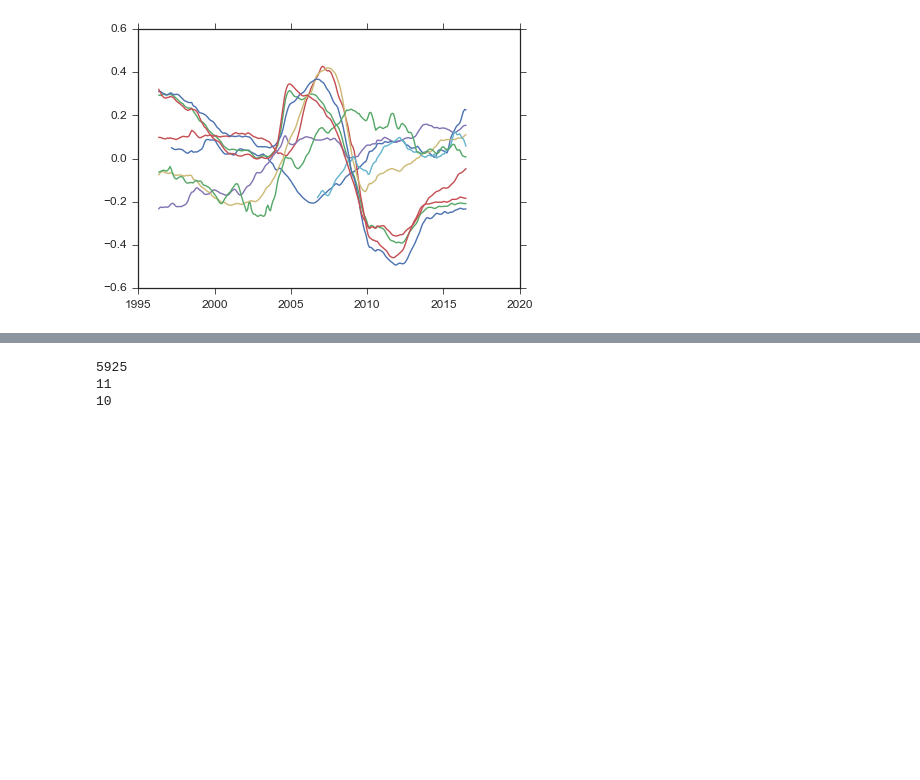
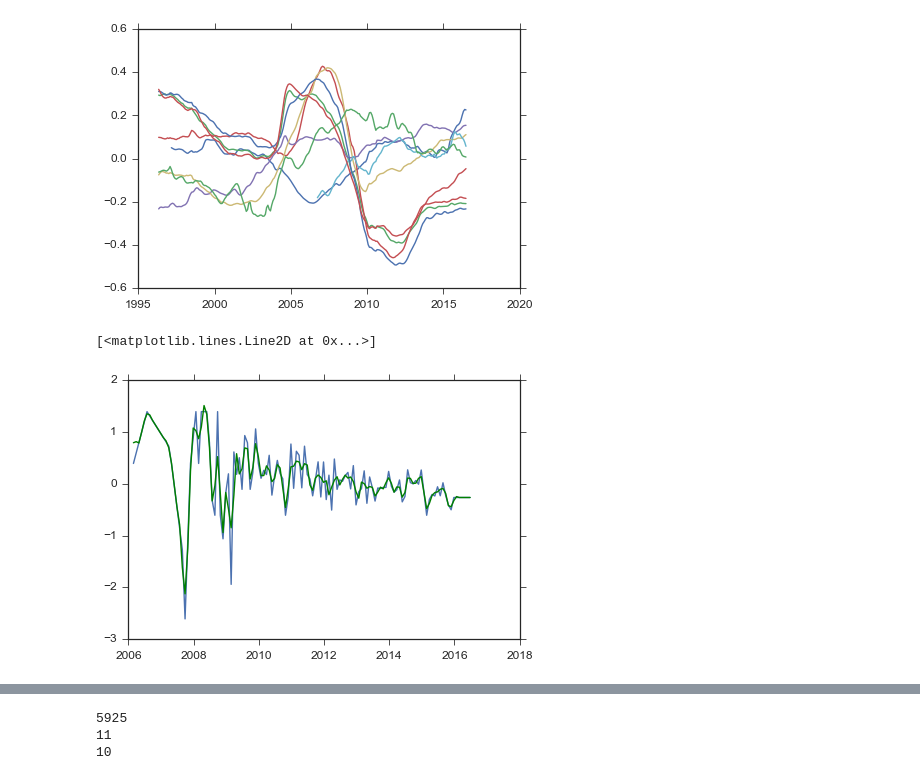
Before and after one commit to zihaoxu/jac_project, a Jupyter notebook: yelp_zillow.ipynb, the cells around one changed output, grey strips where cells are left out. Drawn from its saved outputs; the diff is of its cells as text; code cells hidden in the pictures; blank space fills up the shorter version.

Commit message:
implement zihao's henderson filter

```diff
--- a/yelp_zillow.ipynb
+++ b/yelp_zillow.ipynb
@@ -653,5 +653,45 @@ for i in range(1,10):
     plt.plot(zhvi['time'], zhvi[zhvi.columns[i]] - 1.0)
 # %% [output]
 [figure]
+# %%
+def HendersonFilter(df, y):
+
+    df.index = range(len(df)) #reindex dataframe
+
+    w = defaultdict(lambda : [-0.07343, 0.29371, 0.55944, 0.29371, -0.07343]) #initialize all middle weights
+
+    #Henderson Filter Weights
+    w[1] = (0, 0, 0.76467, 0.36713, -0.13181) # starting point
+    w[2] = (0, 0.22776, 0.52522, 0.29121,-0.04419) # second point
+    w[len(df) - 2] = (-0.04419, 0.29121, 0.52522, 0.22776, 0) # T_max
+    w[len(df) - 1] = (-0.13181, 0.36713, 0.76467, 0, 0) # T_max - 1
+
+    filtered = []
+
+    for i in range(len(df)):
+        if i == 0:
+            filtered.append(np.dot(w[i], df[y][:5]))
+        elif i == 1:
+            filtered.append(np.dot(w[i], df[y][:5]))
+        elif i == (len(df) - 2):
+            filtered.append(np.dot(w[i], df[y][-5:]))
+        elif i == (len(df) - 1):
+            filtered.append(np.dot(w[i], df[y][-5:]))
+        else:
+            filtered.append(np.dot(w[i], df[y][i-2:i+3]))
+
+    df.loc[:,('fy')] = filtered
+
+    return df
+# %%
+df = rating_ts[['time','112345_0']]
+# %%
+f_df = HendersonFilter(df, '112345_0')
+# %%
+plt.plot(f_df['time'], f_df['112345_0'])
+plt.plot(f_df['time'], f_df['fy'], c = 'green')
+# %% [output]
+[<matplotlib.lines.Line2D at 0x...>]
+[figure, added]
 # %%
 rating_ts = pd.DataFrame()
```
Also changed, not shown: parts of 5 cells of this notebook.
